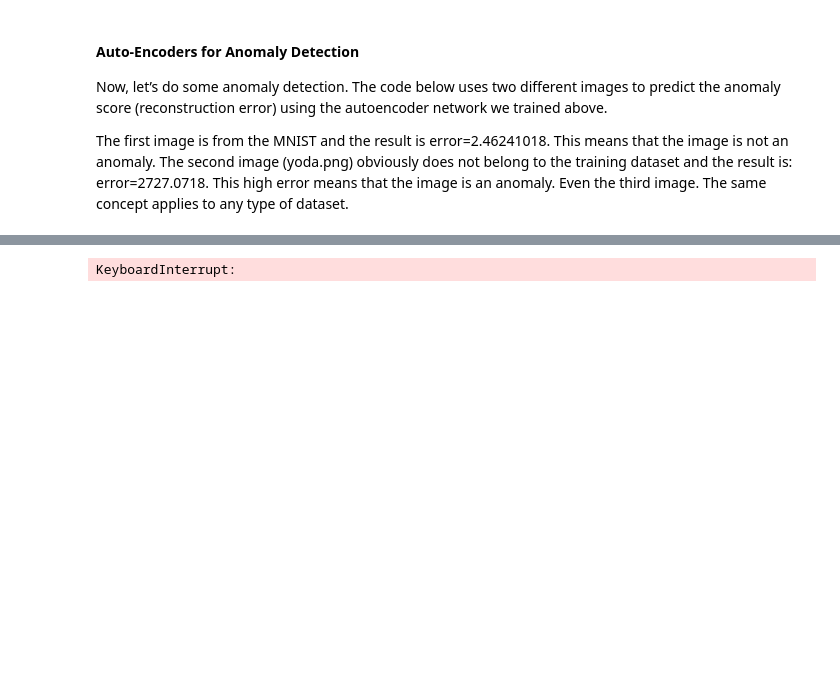
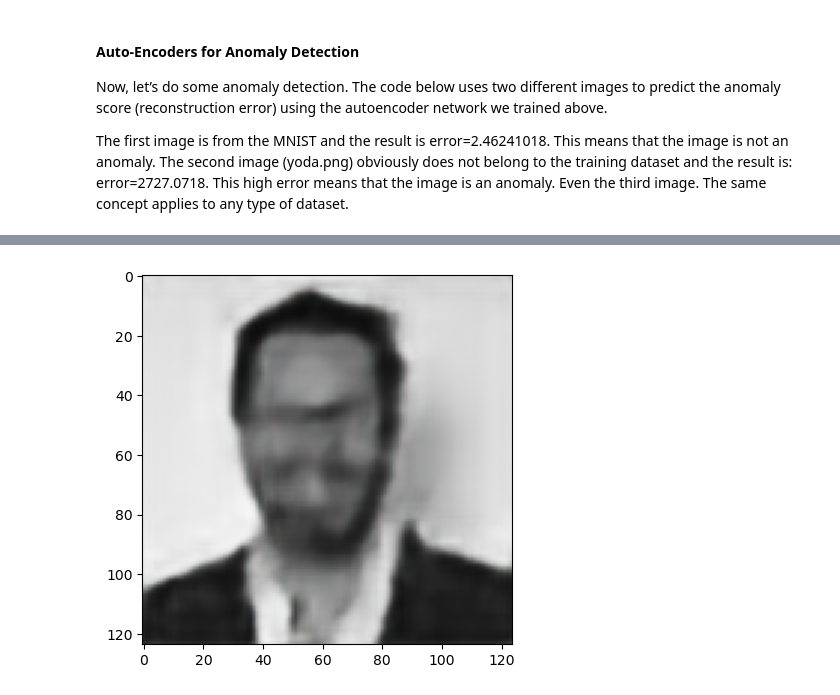
Before and after one commit to Dansk04/AML, a Jupyter notebook: Ex6.AutoEncoder_work.ipynb, the cells around one changed output, grey strips where cells are left out. Cells and saved outputs as stored; diff of their text form; code cells hidden in the pictures; blank space fills up the shorter version.

```diff
--- a/Ex6.AutoEncoder_work.ipynb
+++ b/Ex6.AutoEncoder_work.ipynb
@@ -279,7 +279,7 @@ autoencoder.compile(optimizer='adam', loss='binary_crossentropy')
 
 # Train the autoencoder model on the training data
 autoencoder.fit(gernot_images, gernot_images,
-                epochs=100000,
+                epochs=1000,
                 batch_size=16,
                 shuffle=True,
                 validation_data=(walter_images, walter_images))
@@ -319 +319 @@ Epoch 3824/100000
-KeyboardInterrupt:
+[figure, added]
```
Also changed, not shown: parts of 5 cells of this notebook, 3 other files.
